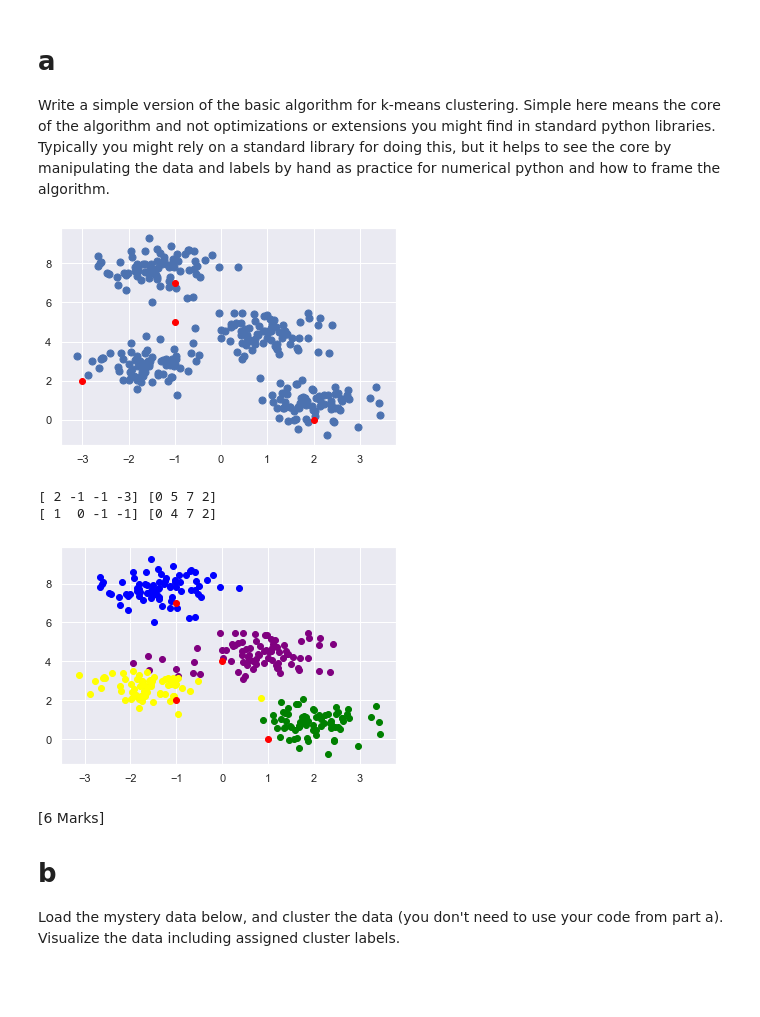
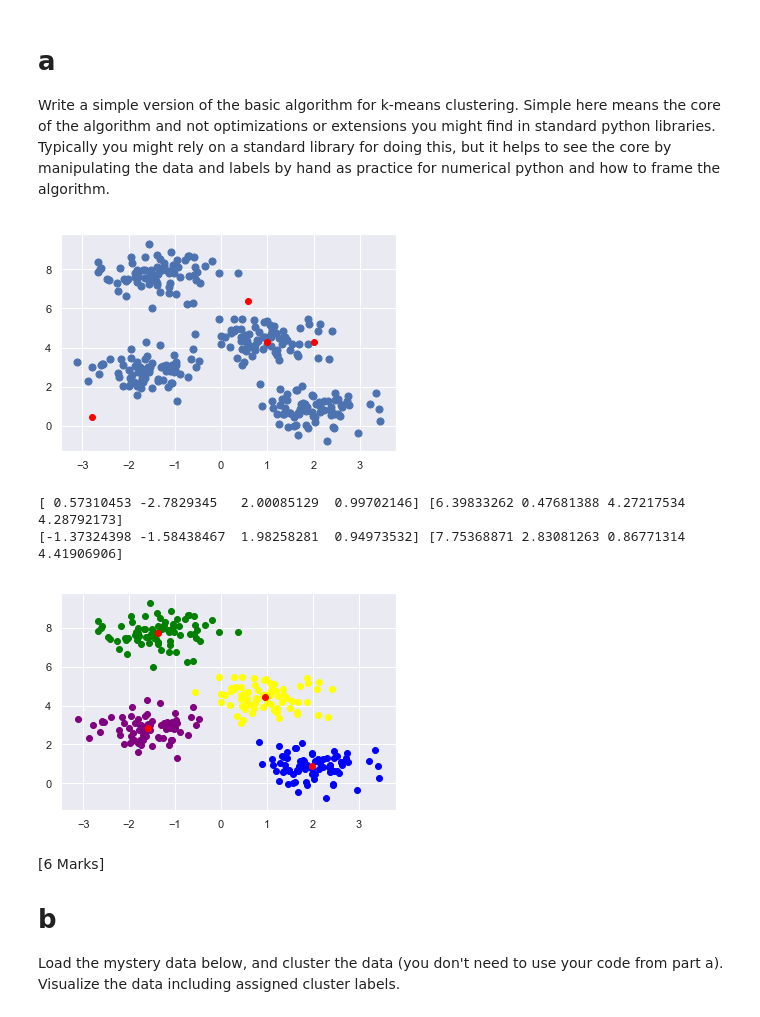
Before and after one commit to AndrewBenson98/CPS803AI, a Jupyter notebook: A1.ipynb, the cells around one changed output. Saved outputs shown, nothing was run; the diff lists cells and outputs as text; code cells hidden in the pictures; blank space fills up the shorter version.

Commit message:
Started mystery dataset

```diff
--- a/A1.ipynb
+++ b/A1.ipynb
@@ -437,8 +472,11 @@ k = 4
 centers = []
 #Initialize Random Centers
 
-centersx = (np.random.randint(-3, high=3, size=k))
-centersy = (np.random.randint(0, high=8, size=k))
+# centersx = (np.random.randint(-3, high=3, size=k))
+# centersy = (np.random.randint(0, high=8, size=k))
+
+centersx = ( -3 + np.random.sample(k) *6)
+centersy = ( 0  + np.random.sample(k) *8)
 
 plt.scatter(centersx,centersy, color = 'red')
 plt.show()
@@ -448,6 +486,8 @@ plt.show()
 print(centersx,centersy)
 #List of smaples length with numbers 1 - k that correspond to which center each value is in
 iterations =40
+
+#Arrays that will hold the X and Y values that belong to each cluster
 c0_X =[]
 c0_y =[]
 c1_X =[]
@@ -456,10 +496,13 @@ c2_X =[]
 c2_y =[]
 c3_X =[]
 c3_y =[]
+
+#Iterate X amount of times
 for i in range(iterations):
 
     groups= []
 
+    #Reset X and Y values
     c0_X =[]
     c0_y =[]
     c1_X =[]
@@ -470,96 +513,98 @@ for i in range(iterations):
     c3_y =[]
 
 
-
+    #For each point in the dataset
     for pair in X:
 
-
+        #Calulate the distance to each point
         c0= math.sqrt( ((pair[0]-centersx[0])**2)+((pair[1]-centersy[0])**2) )
         c1= math.sqrt( ((pair[0]-centersx[1])**2)+((pair[1]-centersy[1])**2) )
         c2= math.sqrt( ((pair[0]-centersx[2])**2)+((pair[1]-centersy[2])**2) )
         c3= math.sqrt( ((pair[0]-centersx[3])**2)+((pair[1]-centersy[3])**2) )
         #print([c0,c1,c2,c3])
         list = [c0,c1,c2,c3]
+
+        #Add each point to the list of the closest center point
         if min(list) == c0:
-            groups.extend([0])
+            groups.append(0)
             c0_X.append(pair[0])
             c0_y.append(pair[1])
             #print(0)
         elif min(list) == c1:
-            groups.extend([1])
+            groups.append(1)
             c1_X.append(pair[0])
             c1_y.append(pair[1])
             #print(1)
         elif min(list) == c2:
-            groups.extend([2])
+            groups.append(2)
             c2_X.append(pair[0])
             c2_y.append(pair[1])
             #print(2)
         elif min(list) == c3:
-            groups.extend([3])
+            groups.append(3)
             c3_X.append(pair[0])
             c3_y.append(pair[1])
             #print(3)
 
 
-    #Shift centers
+    #Shift centers by getting the mean of all the points that belong to that center
     if len(c0_X) >0:
         centersx[0] = mean(c0_X)
-#      centersy[0]= mean(c0_y)
+
     if len(c1_X) >0:
         centersx[1] = mean(c1_X)
-#       centersy[1]= mean(c1_y)
+
     if len(c2_X) >0:
         centersx[2] = mean(c2_X)
-#       centersy[2]= mean(c2_y)
+
     if len(c3_X) >0:
         centersx[3] = mean(c3_X)
-#        centersy[3]= mean(c3_y)
+
 
     if len(c0_y) >0:
         centersy[0]= mean(c0_y)
+
     if len(c1_y) >0:
         centersy[1]= mean(c1_y)
+
     if len(c2_y) >0:
         centersy[2]= mean(c2_y)
+
     if len(c3_y) >0:
         centersy[3]= mean(c3_y)
+
 
     # centersy[0]= mean(c0_y)
     # centersy[1]= mean(c1_y)
     # centersy[2]= mean(c2_y)
     # centersy[3]= mean(c3_y)
 
+#Final center coordinates [X],[y]
 print(centersx,centersy)
+#print(mean(c0_X))
+#print(c0_X)
 
 plt.scatter(c0_X,c0_y,color = 'green')
 plt.scatter(c1_X,c1_y,color = 'purple')
 plt.scatter(c2_X,c2_y,color = 'blue')
 plt.scatter(c3_X,c3_y,color = 'yellow')
-
-
-# print(groups[:30])
-# print(len(groups))
-
-#for i in range(k):
-
 
 
 #plt.scatter(X[:, 0], X[:, 1], s=50)
 plt.scatter(centersx,centersy, color = 'red')
 plt.show()
 #centers
 
 
 # Uncomment to display clusters and cluster centers
 #plt.scatter(X[:, 0], X[:, 1], c=labels,
 #            s=50, cmap='viridis');
 #plt.scatter(centers[:, 0], centers[:, 1], c='black', s=200, alpha=0.5);
 # %% [output]
-[figure, old version]
+[figure, new version]
-[ 2 -1 -1 -3] [0 5 7 2]
-[ 1  0 -1 -1] [0 4 7 2]
+[ 0.57310453 -2.7829345   2.00085129  0.99702146] [6.39833262 0.47681388 4.27217534 4.28792173]
+[-1.37324398 -1.58438467  1.98258281  0.94973532] [7.75368871 2.83081263 0.86771314 4.41906906]
-[figure, old version]
+[figure, new version]
 # %% [markdown]
 <a id="data set"></a>
 [6 Marks]
```
Also changed, not shown: parts of 10 cells of this notebook.
